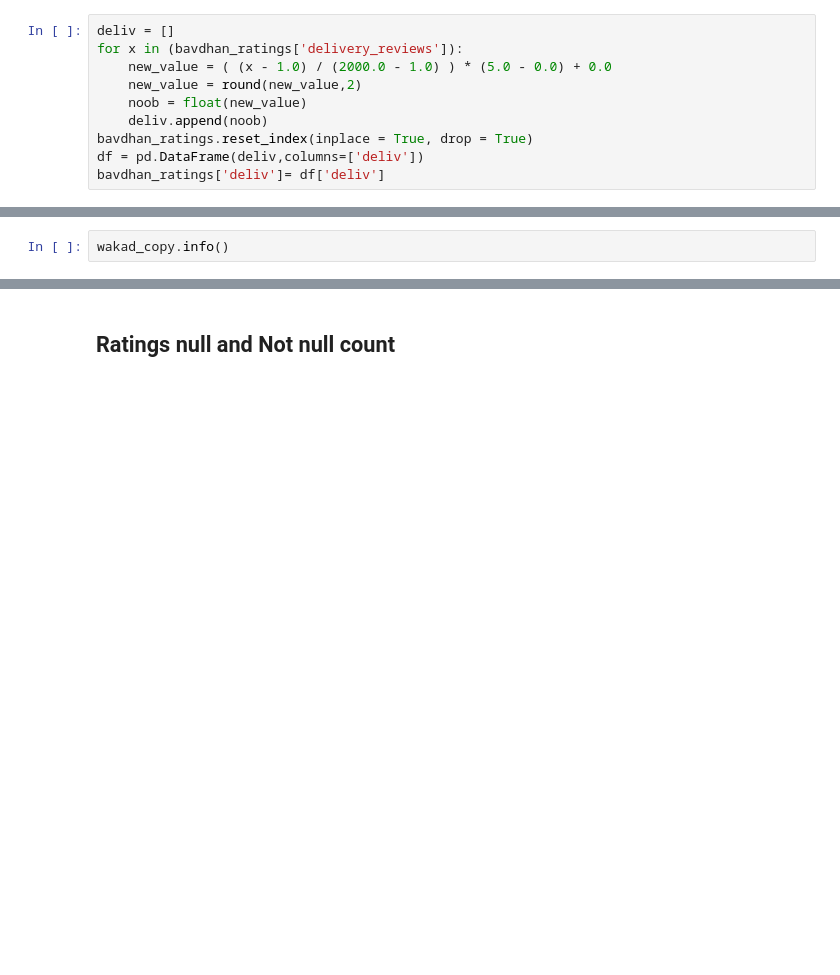
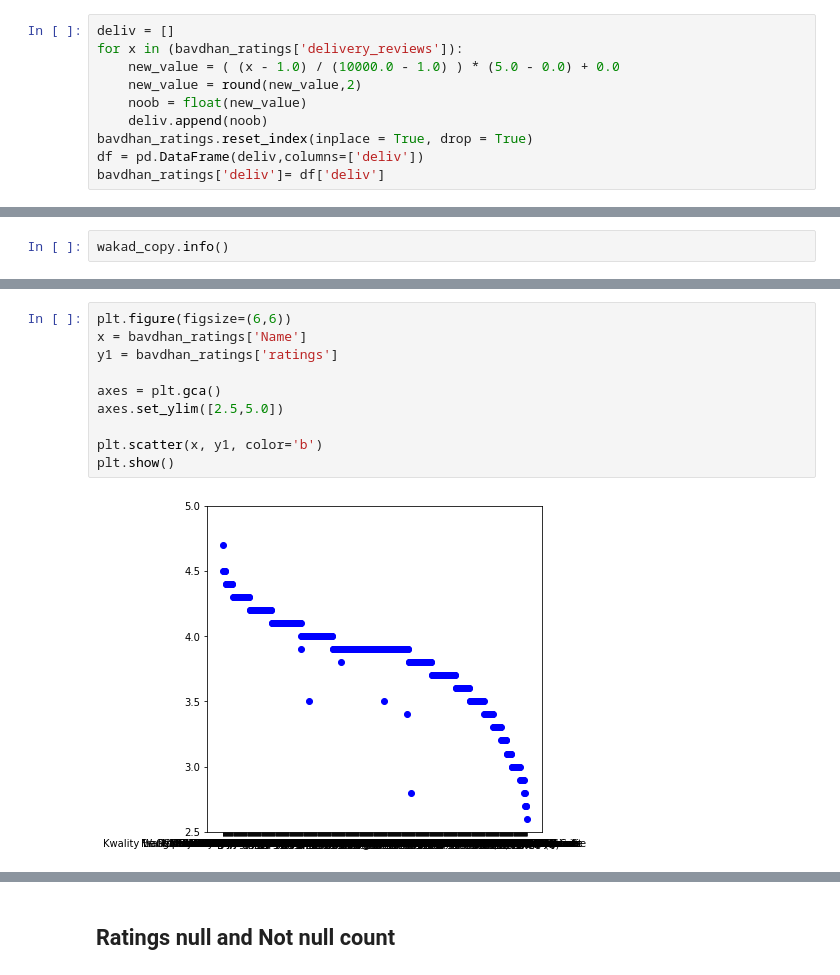
Before and after one commit to Ruthik27/Bed_Rest_and_Order_Services, a Jupyter notebook: new_data_zomato.ipynb, the cells around one changed output, grey strips where cells are left out. Drawn from its saved outputs; the diff is of its cells as text; blank space fills up the shorter version.

```diff
--- a/new_data_zomato.ipynb
+++ b/new_data_zomato.ipynb
@@ -165,7 +124,7 @@ baner_ratings['deliv']= df['deliv']
 # %%
 deliv = []
 for x in (bavdhan_ratings['delivery_reviews']):
-    new_value = ( (x - 1.0) / (2000.0 - 1.0) ) * (5.0 - 0.0) + 0.0
+    new_value = ( (x - 1.0) / (10000.0 - 1.0) ) * (5.0 - 0.0) + 0.0
     new_value = round(new_value,2)
     noob = float(new_value)
     deliv.append(noob)
@@ -226,0 +239,12 @@ plt.bar(above_four['Name'],above_four['ratings'])
+# %%
+plt.figure(figsize=(6,6))
+x = bavdhan_ratings['Name']
+y1 = bavdhan_ratings['ratings']
+
+axes = plt.gca()
+axes.set_ylim([2.5,5.0])
+
+plt.scatter(x, y1, color='b')
+plt.show()
+# %% [output]
+[figure, added]
```
Also changed, not shown: parts of 39 cells of this notebook.
